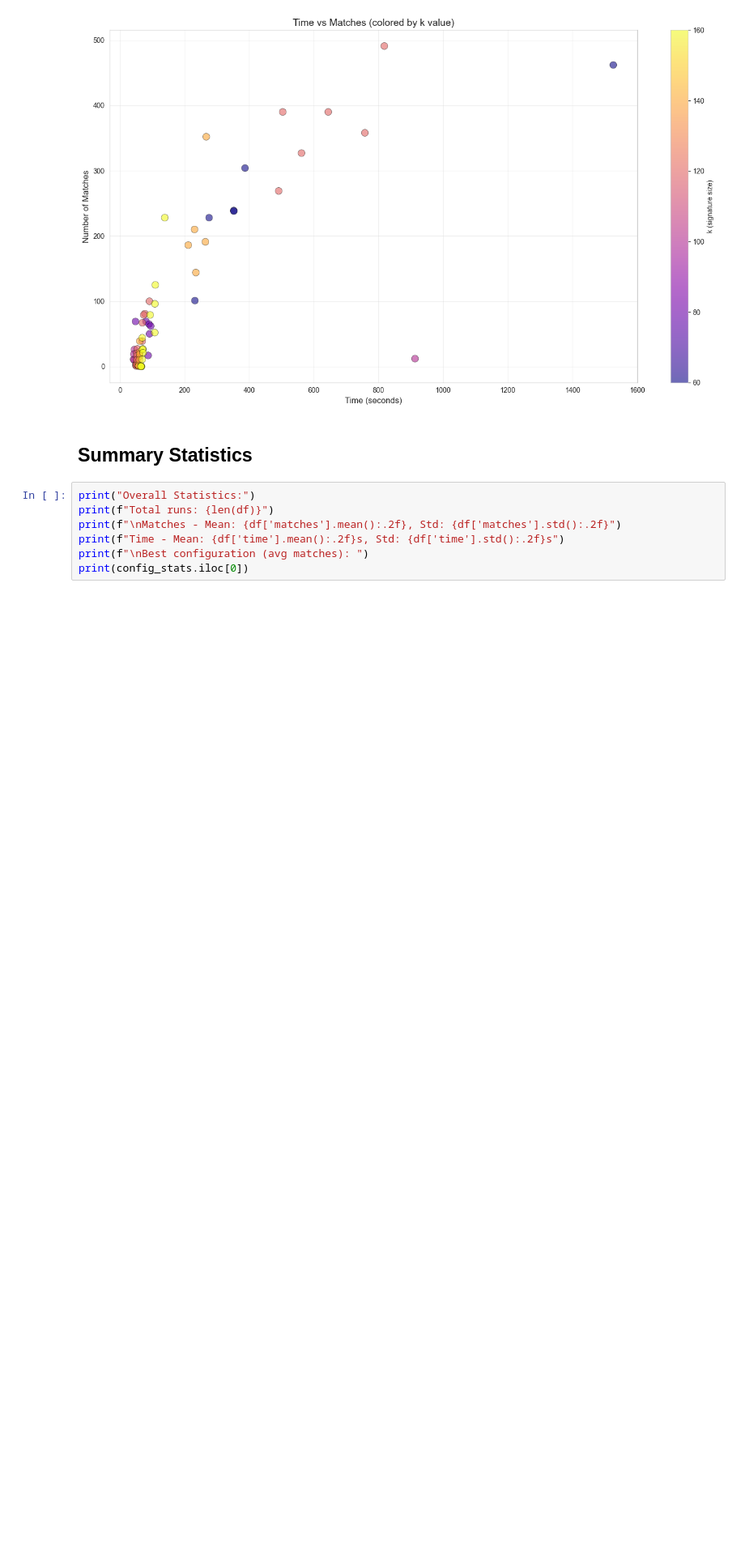
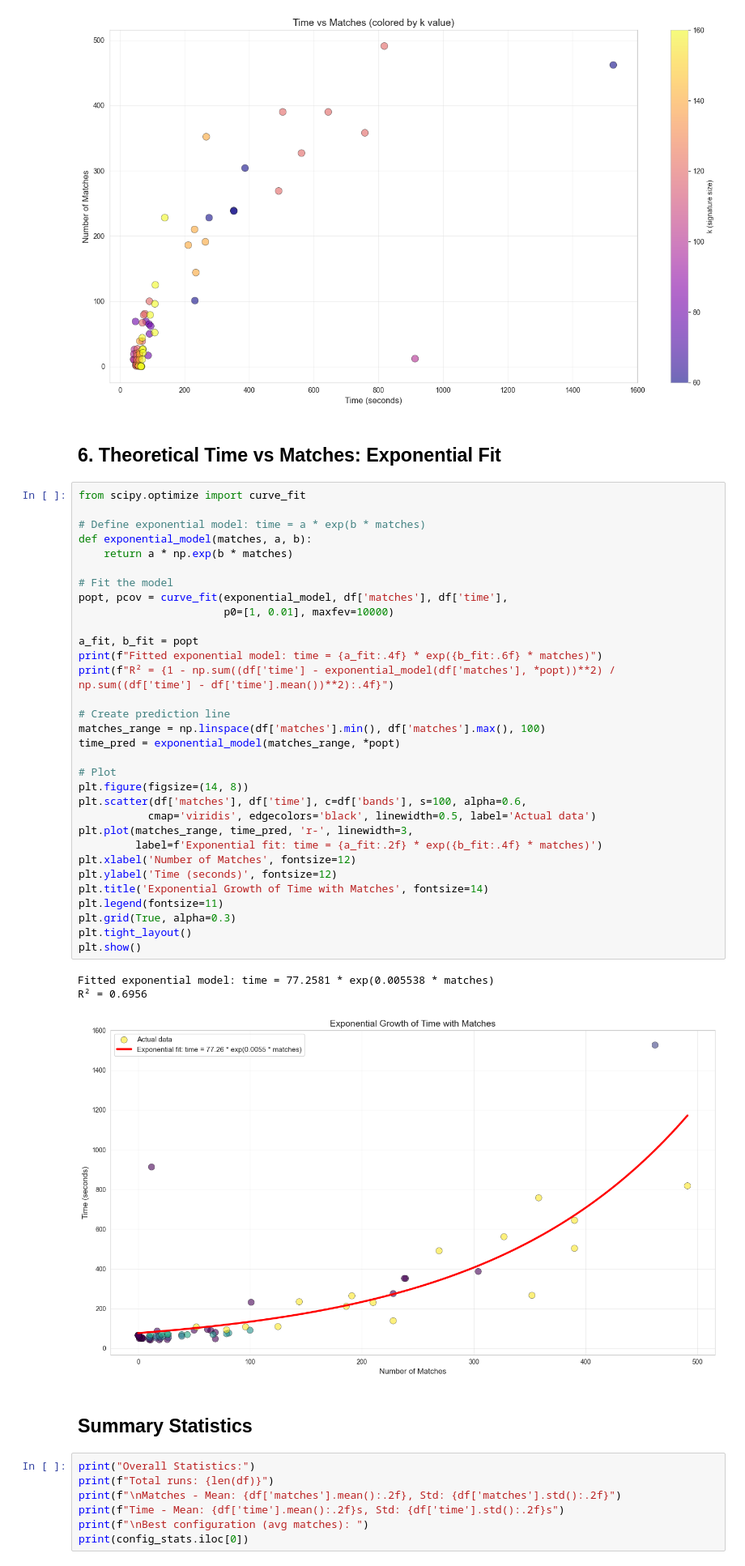
Before and after one commit to UL-masters/AiDM-final-assignment, a Jupyter notebook: analysis.ipynb, the cells around one changed output. Shown at 81% size. Saved outputs shown, nothing was run; the diff lists cells and outputs as text; blank space fills up the shorter version.

```diff
--- a/analysis.ipynb
+++ b/analysis.ipynb
@@ -201,6 +200,44 @@ plt.tight_layout()
 plt.show()
 # %% [output]
 [figure]
+# %% [markdown]
+## 6. Theoretical Time vs Matches: Exponential Fit
+# %%
+from scipy.optimize import curve_fit
+
+# Define exponential model: time = a * exp(b * matches)
+def exponential_model(matches, a, b):
+    return a * np.exp(b * matches)
+
+# Fit the model
+popt, pcov = curve_fit(exponential_model, df['matches'], df['time'],
+                       p0=[1, 0.01], maxfev=10000)
+
+a_fit, b_fit = popt
+print(f"Fitted exponential model: time = {a_fit:.4f} * exp({b_fit:.6f} * matches)")
+print(f"R² = {1 - np.sum((df['time'] - exponential_model(df['matches'], *popt))**2) / np.sum((df['time'] - df['time'].mean())**2):.4f}")
+
+# Create prediction line
+matches_range = np.linspace(df['matches'].min(), df['matches'].max(), 100)
+time_pred = exponential_model(matches_range, *popt)
+
+# Plot
+plt.figure(figsize=(14, 8))
+plt.scatter(df['matches'], df['time'], c=df['bands'], s=100, alpha=0.6,
+           cmap='viridis', edgecolors='black', linewidth=0.5, label='Actual data')
+plt.plot(matches_range, time_pred, 'r-', linewidth=3,
+         label=f'Exponential fit: time = {a_fit:.2f} * exp({b_fit:.4f} * matches)')
+plt.xlabel('Number of Matches', fontsize=12)
+plt.ylabel('Time (seconds)', fontsize=12)
+plt.title('Exponential Growth of Time with Matches', fontsize=14)
+plt.legend(fontsize=11)
+plt.grid(True, alpha=0.3)
+plt.tight_layout()
+plt.show()
+# %% [output]
+Fitted exponential model: time = 77.2581 * exp(0.005538 * matches)
+R² = 0.6956
+[figure, added]
 # %% [markdown]
 ## Summary Statistics
 # %%
```
Also changed, not shown: parts of 2 cells of this notebook, 1 other file.
